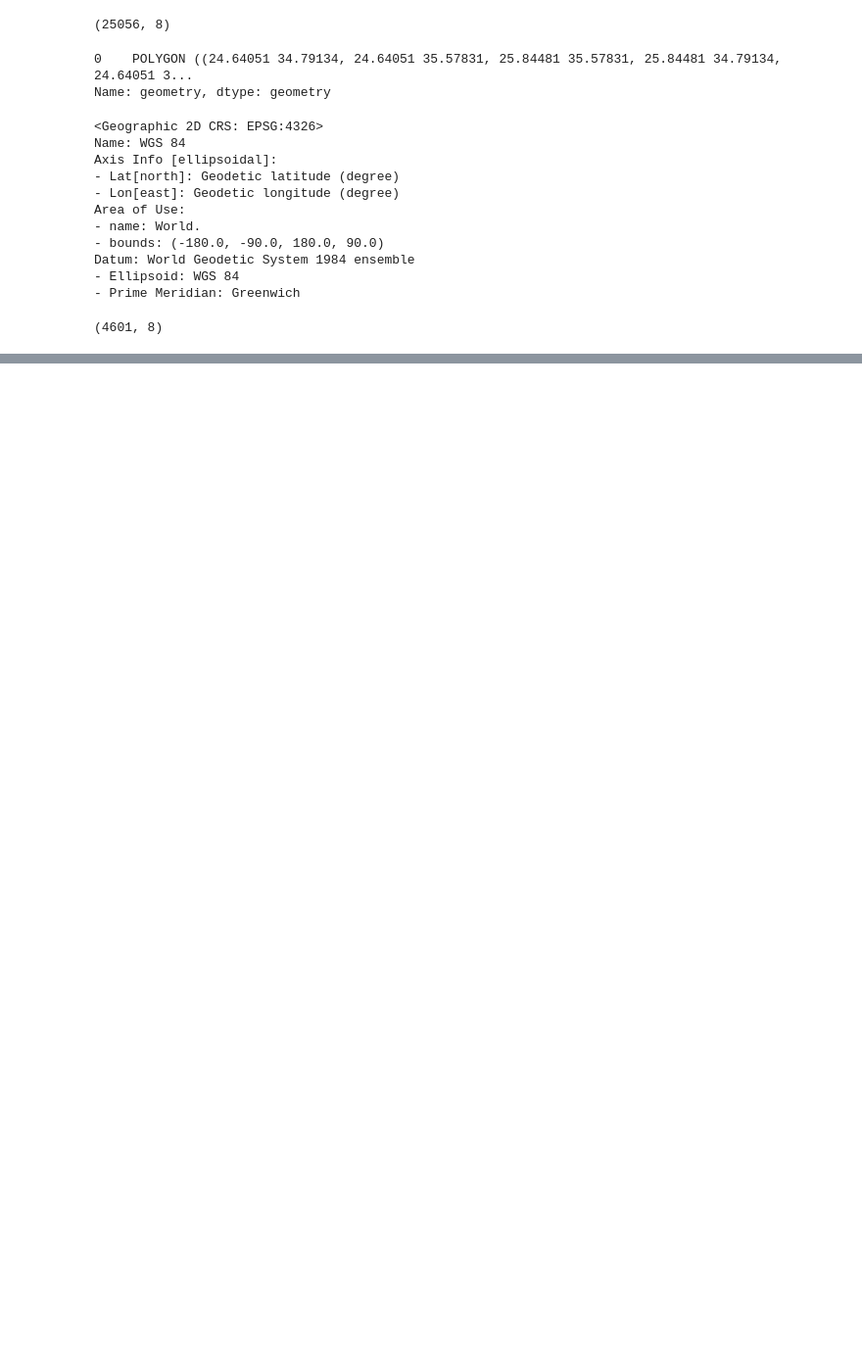
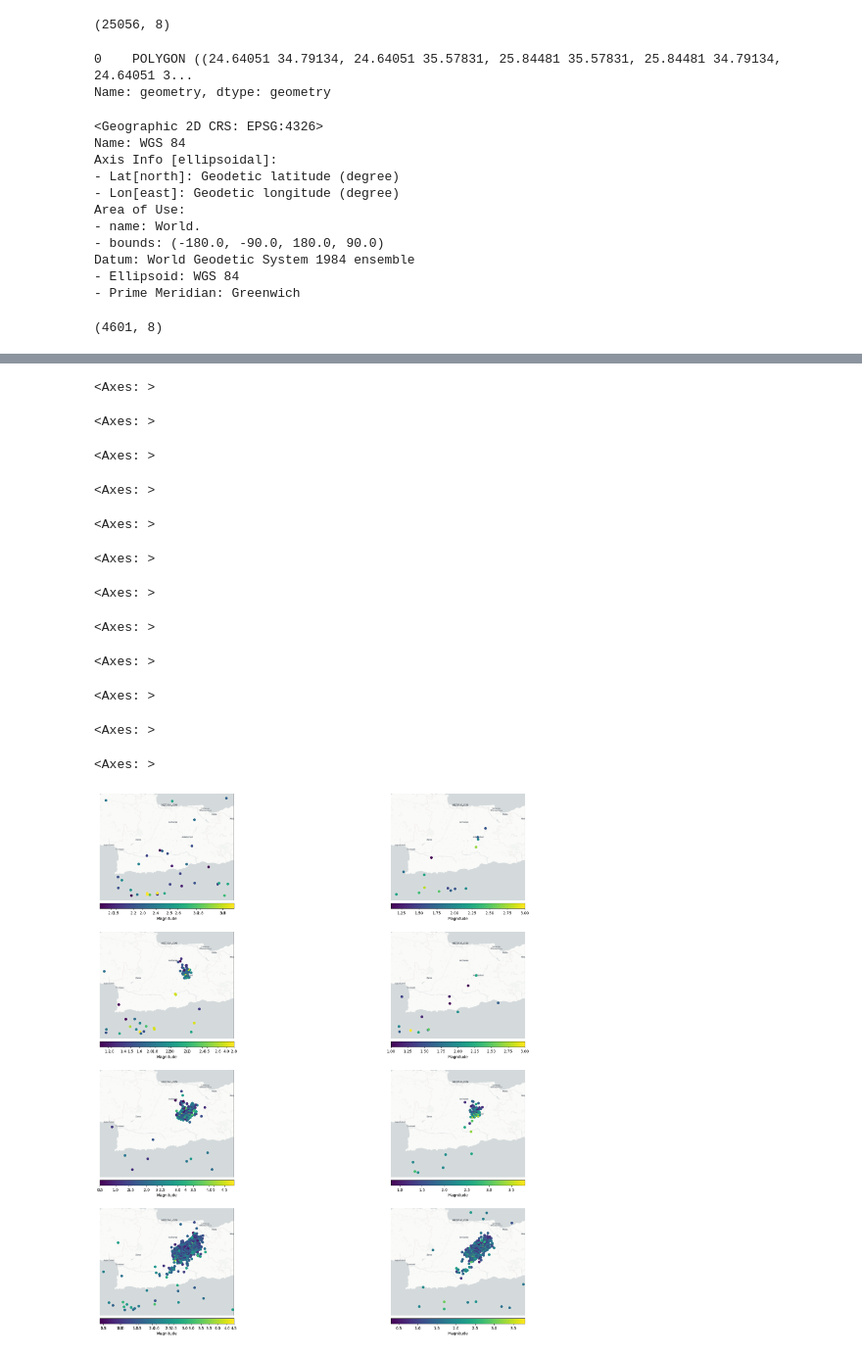
Before and after one commit to MarKo-ctrl/earthquakes, a Jupyter notebook: earthquakes.ipynb, the cells around one changed output, grey strips where cells are left out. Shown at 98% size. Drawn from its saved outputs; the diff is of its cells as text; code cells hidden in the pictures; blank space fills up the shorter version.

```diff
--- a/earthquakes.ipynb
+++ b/earthquakes.ipynb
@@ -206,4 +226,5 @@ dtype('O')
 # %%
-q_wm_copy = q_wm.copy()
-q_wm_copy['DATE'] = pd.to_datetime(q_wm['DATE'], dayfirst=True)
-q_wm_copy = q_wm_copy.set_index('DATE')
+# change the Date column from Object type to datetime type
+q_wm['DATE'] = pd.to_datetime(q_wm['DATE'], dayfirst=True)
+q_wm = q_wm.set_index('DATE')
+q_wm.head()
@@ -232,7 +239,6 @@ q_wm_copy.loc["2021-06"]
 # %%
-q_wm_grouped = q_wm_copy.groupby(by=q_wm_copy.index.month)
-for name, group in q_wm_grouped:
-    ax = group.plot(figsize=(24,10), column='MAGNITUDE(Local)')
-    cx.add_basemap(ax, zoom=10, source='data/heraklion.tif')
-    ax.set_axis_off()
+# group by month, so we can plot earthquakes per month
+q_wm_grouped = q_wm.groupby(by=q_wm.index.month)
+# verify that grouping is correct; count the number of events per group
+q_wm_grouped.count()
 # %% [output]
@@ -250,0 +285,46 @@ for name, group in q_wm_grouped:
+# %%
+rows = int(math.ceil(len(q_wm_grouped) / 3))
+cols = int(math.ceil(len(q_wm_grouped) / 6))
+
+fig = plt.figure(figsize=(25, 25))
+# , layout='constrained'
+axes = fig.subplots(rows, cols, sharex='all', sharey='all' )
+
+m = 1
+row, col = 0, 0
+
+while m <= len(q_wm_grouped):
+    divider = make_axes_locatable(axes[row, col])
+    cax = divider.append_axes("bottom", size=0.2, pad=0.1)
+
+    q_wm_grouped.get_group(m).plot(column='MAGNITUDE(Local)',
+                                   ax=axes[row, col],
+                                   cax=cax,
+                                   legend=True,
+                                   legend_kwds={"label": "Magnitude", "orientation": "horizontal"})
+    cx.add_basemap(axes[row, col], zoom=10, source='data/heraklion_no_labels.tif')
+    cx.add_basemap(axes[row, col], zoom=10, source='data/heraklion_only_labels.tif')
+    axes[row, col].set_axis_off()
+    m += 1
+    col += 1
+    if m % 3 == 1:
+        row += 1
+        col = 0
+    elif row == rows:
+        row = 0
+    elif col == cols:
+        col = 0
+# %% [output]
+<Axes: >
+<Axes: >
+<Axes: >
+<Axes: >
+<Axes: >
+<Axes: >
+<Axes: >
+<Axes: >
+<Axes: >
+<Axes: >
+<Axes: >
+<Axes: >
+[figure, added]
```
Also changed, not shown: parts of 18 cells of this notebook, 2 other files.
